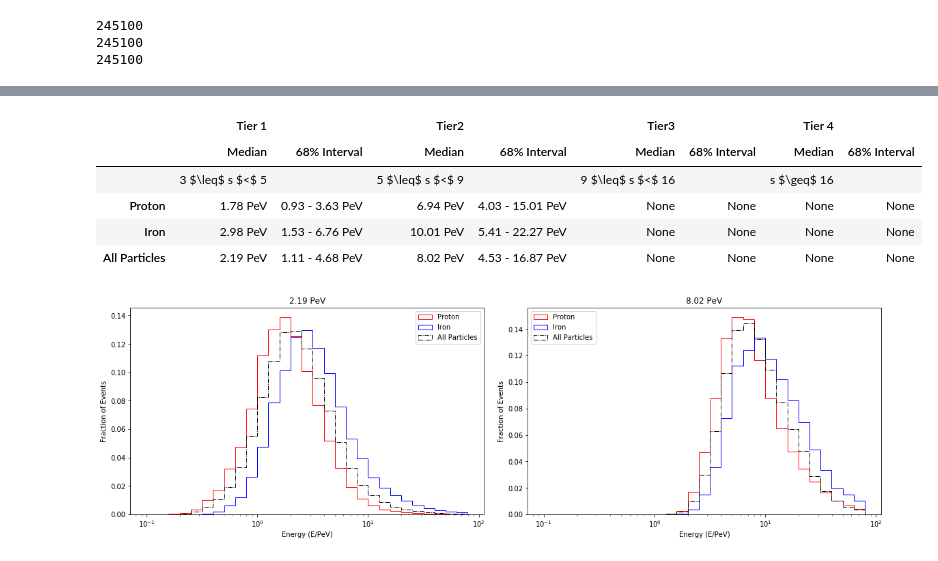
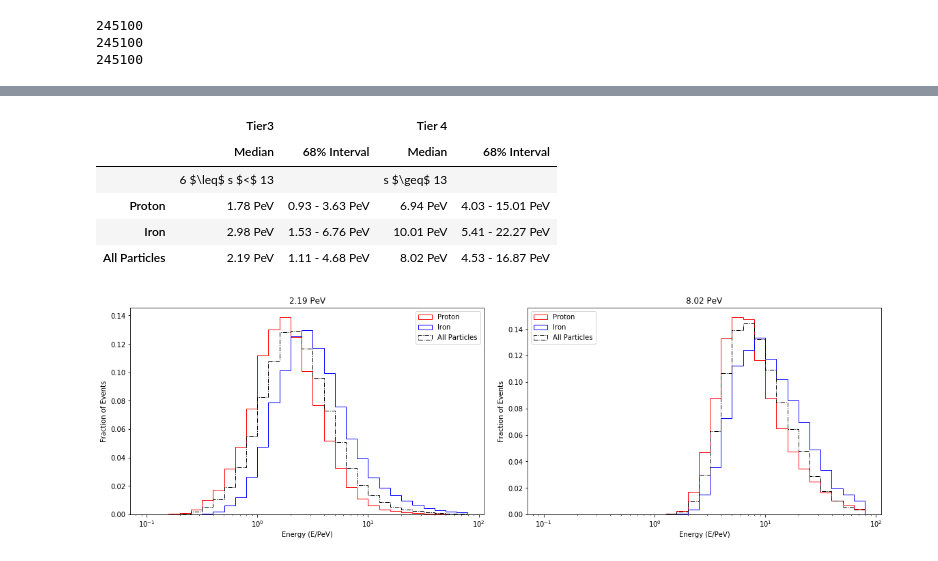
Before and after one commit to RajwolChapagain/Cosmic-Ray-Anisotropy-Analysis, a Jupyter notebook: 03_sim_study/002_loading_graphs.ipynb, the cells around one changed output, grey strips where cells are left out. Cells and saved outputs as stored; diff of their text form; code cells hidden in the pictures.

```diff
--- a/03_sim_study/002_loading_graphs.ipynb
+++ b/03_sim_study/002_loading_graphs.ipynb
@@ -10,7 +10,7 @@ from ang_res_funcs import *
 # %%
 # Set which directory we're pulling from
 
-DIRECT = 'arrays_2018'
+DIRECT = '/data/ana/CosmicRay/Anisotropy/IceTop/twelve_year/03_sim_study/IT81-2018'
 
 # We will load all the .npy arrays below. Refer to the naming conventions to
 # understand the np array names. ShowerPlane is used for Tier 1 and Laputop for
@@ -286,25 +296,25 @@ sp_w_fe_t4 = np.load(DIRECT +'/Iron-T4-ShowerPlane-Weights.npy')
 # Monte Carlo - All four particles
 
 # Zenith
-mc_zen_t1 = np.concatenate((mc_zen_p_t1, mc_zen_he_t1, mc_zen_o_t1, mc_zen_fe_t1), axis=None)
+mc_zen_t3 = np.concatenate((mc_zen_p_t3, mc_zen_he_t3, mc_zen_o_t3, mc_zen_fe_t3), axis=None)
 # mc_zen_t2 = np.concatenate((mc_zen_p_t2, mc_zen_he_t2, mc_zen_o_t2, mc_zen_fe_t2), axis=None)
 # mc_zen_t3 = np.concatenate((mc_zen_p_t3, mc_zen_he_t3, mc_zen_o_t3, mc_zen_fe_t3), axis=None)
 mc_zen_t4 = np.concatenate((mc_zen_p_t4, mc_zen_he_t4, mc_zen_o_t4, mc_zen_fe_t4), axis=None)
 
 # Azimuth
-mc_az_t1 = np.concatenate((mc_az_p_t1, mc_az_he_t1, mc_az_o_t1, mc_az_fe_t1), axis=None)
+mc_az_t3 = np.concatenate((mc_az_p_t3, mc_az_he_t3, mc_az_o_t3, mc_az_fe_t3), axis=None)
 # mc_az_t2 = np.concatenate((mc_az_p_t2, mc_az_he_t2, mc_az_o_t2, mc_az_fe_t2), axis=None)
 # mc_az_t3 = np.concatenate((mc_az_p_t3, mc_az_he_t3, mc_az_o_t3, mc_az_fe_t3), axis=None)
 mc_az_t4 = np.concatenate((mc_az_p_t4, mc_az_he_t4, mc_az_o_t4, mc_az_fe_t4), axis=None)
 
 # Energy
-mc_en_t1 = np.concatenate((mc_en_p_t1, mc_en_he_t1, mc_en_o_t1, mc_en_fe_t1), axis=None)
+mc_en_t3 = np.concatenate((mc_en_p_t3, mc_en_he_t3, mc_en_o_t3, mc_en_fe_t3), axis=None)
 # mc_en_t2 = np.concatenate((mc_en_p_t2, mc_en_he_t2, mc_en_o_t2, mc_en_fe_t2), axis=None)
 # mc_en_t3 = np.concatenate((mc_en_p_t3, mc_en_he_t3, mc_en_o_t3, mc_en_fe_t3), axis=None)
 mc_en_t4 = np.concatenate((mc_en_p_t4, mc_en_he_t4, mc_en_o_t4, mc_en_fe_t4), axis=None)
 
 # Weights
-mc_w_t1 = np.concatenate((mc_w_p_t1, mc_w_he_t1, mc_w_o_t1, mc_w_fe_t1), axis=None)
+mc_w_t3 = np.concatenate((mc_w_p_t3, mc_w_he_t3, mc_w_o_t3, mc_w_fe_t3), axis=None)
 # mc_w_t2 = np.concatenate((mc_w_p_t2, mc_w_he_t2, mc_w_o_t2, mc_w_fe_t2), axis=None)
 # mc_w_t3 = np.concatenate((mc_w_p_t3, mc_w_he_t3, mc_w_o_t3, mc_w_fe_t3), axis=None)
 mc_w_t4 = np.concatenate((mc_w_p_t4, mc_w_he_t4, mc_w_o_t4, mc_w_fe_t4), axis=None)
@@ -872,52 +882,55 @@ def getMedian(data):
     return [median, std]
 
 dat = []
-dat.append(["3 $\leq$ s $<$ 5", " ", "5 $\leq$ s $<$ 9", " ",
-            "9 $\leq$ s $<$ 16", " ", "s $\geq$ 16", " "])
+# dat.append(["3 $\leq$ s $<$ 5", " ", "5 $\leq$ s $<$ 9", " ",
+#             "9 $\leq$ s $<$ 16", " ", "s $\geq$ 16", " "])
+dat.append(["6 $\leq$ s $<$ 13", " ", "s $\geq$ 13", " "])
+
 row = []
 # for arra in [[mc_en_p_t1, mc_w_p_t1], [mc_en_p_t2, mc_w_p_t2], [mc_en_p_t3, mc_w_p_t3], [mc_en_p_t4, mc_w_p_t4]]:
-for arra in [[mc_en_p_t1, mc_w_p_t1], [mc_en_p_t4, mc_w_p_t4]]:
+for arra in [[mc_en_p_t3, mc_w_p_t3], [mc_en_p_t4, mc_w_p_t4]]:
     median, std = getMedian(arra)
     median = '{:.2f} PeV'.format(median)
     ran = '{:.2f} - {:.2f} PeV'.format(std[0], std[1])
 
     row.extend([median, ran])
 
 dat.append(row)
 
 row = []
 # for arra in [[mc_en_fe_t1, mc_w_fe_t1], [mc_en_fe_t2, mc_w_fe_t2], [mc_en_fe_t3, mc_w_fe_t3], [mc_en_fe_t4, mc_w_fe_t4]]:
-for arra in [[mc_en_fe_t1, mc_w_fe_t1], [mc_en_fe_t4, mc_w_fe_t4]]:
+for arra in [[mc_en_fe_t3, mc_w_fe_t3], [mc_en_fe_t4, mc_w_fe_t4]]:
     median, std = getMedian(arra)
     median = '{:.2f} PeV'.format(median)
     ran = '{:.2f} - {:.2f} PeV'.format(std[0], std[1])
 
     row.extend([median, ran])
 dat.append(row)
 
 row = []
 # for arra in [[mc_en_t1, mc_w_t1], [mc_en_t2, mc_w_t2], [mc_en_t3, mc_w_t3], [mc_en_t4, mc_w_t4]]:
-for arra in [[mc_en_t1, mc_w_t1], [mc_en_t4, mc_w_t4]]:
+for arra in [[mc_en_t3, mc_w_t3], [mc_en_t4, mc_w_t4]]:
     median, std = getMedian(arra)
     median = '{:.2f} PeV'.format(median)
     ran = '{:.2f} - {:.2f} PeV'.format(std[0], std[1])
 
     row.extend([median, ran])
 
 dat.append(row)
 # df = pd.DataFrame(dat, index=pd.Index([' ', 'Proton', 'Iron', 'All Particles']),
 #                       columns=pd.MultiIndex.from_product([['Tier 1', 'Tier 2', 'Tier 3', 'Tier 4'],['Median', '68% Interval']]))
 df = pd.DataFrame(dat, index=pd.Index([' ', 'Proton', 'Iron', 'All Particles']),
-                      columns=pd.MultiIndex.from_product([['Tier 1', 'Tier2', 'Tier3', 'Tier 4'],['Median', '68% Interval']]))
+                      # columns=pd.MultiIndex.from_product([['Tier 1', 'Tier2', 'Tier3', 'Tier 4'],['Median', '68% Interval']]))
+                      columns=pd.MultiIndex.from_product([['Tier3', 'Tier 4'],['Median', '68% Interval']]))
 display(df)
 #df.to_pickle('/home/gagrawal/jsummers/output/energytable2012.pkl')
 # %% [output]
-|  | Tier 1 |  | Tier2 |  | Tier3 |  | Tier 4 |  |
-|  | Median | 68% Interval | Median | 68% Interval | Median | 68% Interval | Median | 68% Interval |
-|  | 3 $\leq$ s $<$ 5 |  | 5 $\leq$ s $<$ 9 |  | 9 $\leq$ s $<$ 16 |  | s $\geq$ 16 |  |
-| Proton | 1.78 PeV | 0.93 - 3.63 PeV | 6.94 PeV | 4.03 - 15.01 PeV | None | None | None | None |
-| Iron | 2.98 PeV | 1.53 - 6.76 PeV | 10.01 PeV | 5.41 - 22.27 PeV | None | None | None | None |
-| All Particles | 2.19 PeV | 1.11 - 4.68 PeV | 8.02 PeV | 4.53 - 16.87 PeV | None | None | None | None |
+|  | Tier3 |  | Tier 4 |  |
+|  | Median | 68% Interval | Median | 68% Interval |
+|  | 6 $\leq$ s $<$ 13 |  | s $\geq$ 13 |  |
+| Proton | 1.78 PeV | 0.93 - 3.63 PeV | 6.94 PeV | 4.03 - 15.01 PeV |
+| Iron | 2.98 PeV | 1.53 - 6.76 PeV | 10.01 PeV | 5.41 - 22.27 PeV |
+| All Particles | 2.19 PeV | 1.11 - 4.68 PeV | 8.02 PeV | 4.53 - 16.87 PeV |
 # %%
 histograms = plt.figure(figsize=(16, 5), constrained_layout=True)
 hist_array = histograms.subplots(1, 2, squeeze=False)
```
Also changed, not shown: parts of 10 cells of this notebook.
